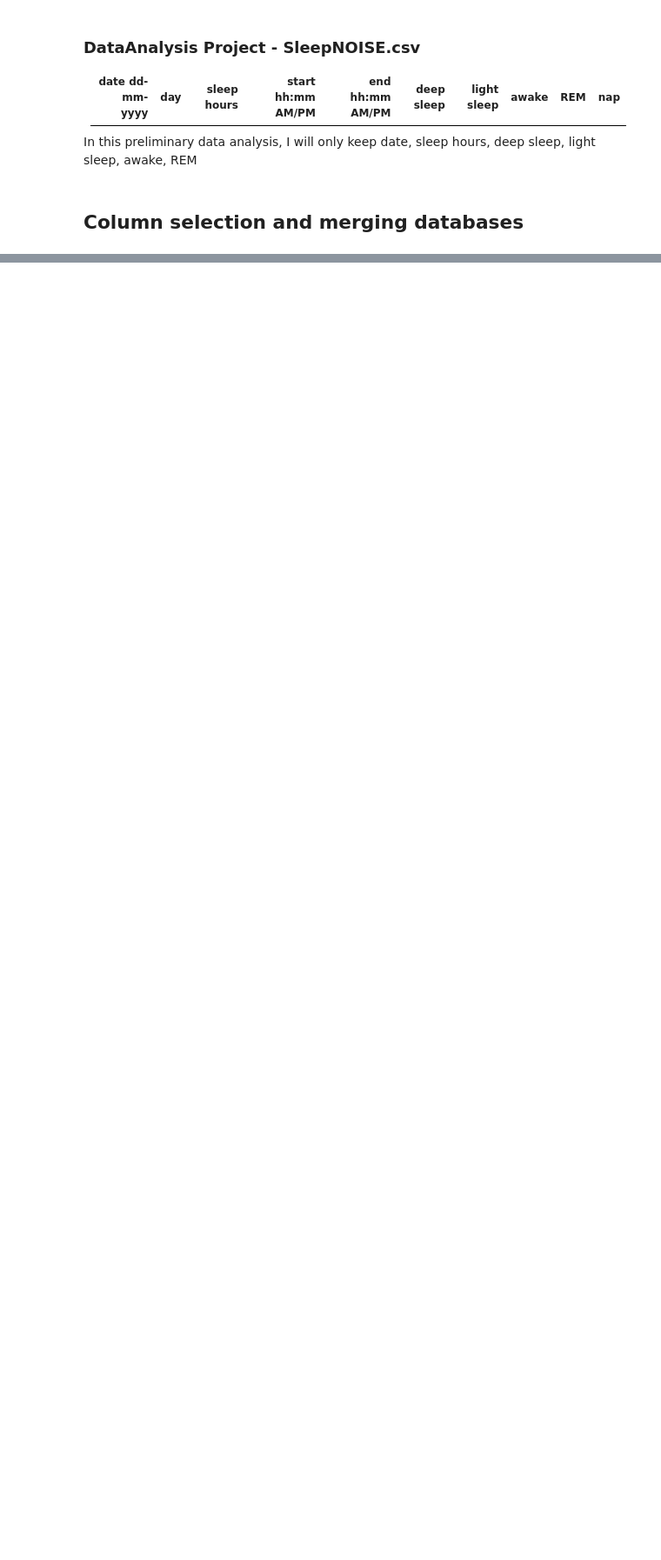
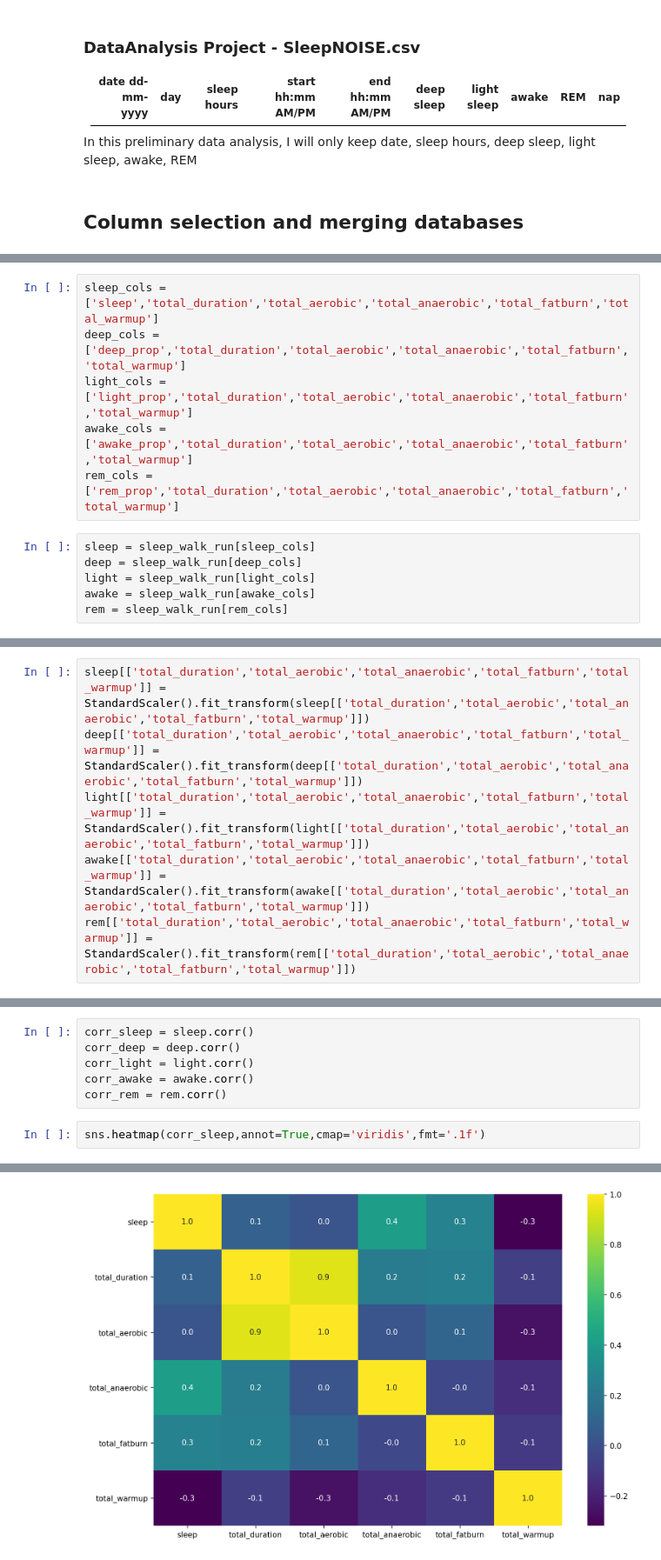
Before and after one commit to sangeethankumar/sleepNexercise, a Jupyter notebook: Effect of physical activity on sleep quality.ipynb, the cells around one changed output, grey strips where cells are left out. Shown: that part at 87% size. Cells and saved outputs as stored; diff of their text form; blank space fills up the shorter version.

```diff
--- a/Effect of physical activity on sleep quality.ipynb
+++ b/Effect of physical activity on sleep quality.ipynb
@@ -55,0 +238,12 @@ From the above operations, I have the following tables. They are available as [c
+# %%
+sleep_cols = ['sleep','total_duration','total_aerobic','total_anaerobic','total_fatburn','total_warmup']
+deep_cols = ['deep_prop','total_duration','total_aerobic','total_anaerobic','total_fatburn','total_warmup']
+light_cols = ['light_prop','total_duration','total_aerobic','total_anaerobic','total_fatburn','total_warmup']
+awake_cols = ['awake_prop','total_duration','total_aerobic','total_anaerobic','total_fatburn','total_warmup']
+rem_cols = ['rem_prop','total_duration','total_aerobic','total_anaerobic','total_fatburn','total_warmup']
+# %%
+sleep = sleep_walk_run[sleep_cols]
+deep = sleep_walk_run[deep_cols]
+light = sleep_walk_run[light_cols]
+awake = sleep_walk_run[awake_cols]
+rem = sleep_walk_run[rem_cols]
@@ -55,0 +254,6 @@ From the above operations, I have the following tables. They are available as [c
+# %%
+sleep[['total_duration','total_aerobic','total_anaerobic','total_fatburn','total_warmup']] = StandardScaler().fit_transform(sleep[['total_duration','total_aerobic','total_anaerobic','total_fatburn','total_warmup']])
+deep[['total_duration','total_aerobic','total_anaerobic','total_fatburn','total_warmup']] = StandardScaler().fit_transform(deep[['total_duration','total_aerobic','total_anaerobic','total_fatburn','total_warmup']])
+light[['total_duration','total_aerobic','total_anaerobic','total_fatburn','total_warmup']] = StandardScaler().fit_transform(light[['total_duration','total_aerobic','total_anaerobic','total_fatburn','total_warmup']])
+awake[['total_duration','total_aerobic','total_anaerobic','total_fatburn','total_warmup']] = StandardScaler().fit_transform(awake[['total_duration','total_aerobic','total_anaerobic','total_fatburn','total_warmup']])
+rem[['total_duration','total_aerobic','total_anaerobic','total_fatburn','total_warmup']] = StandardScaler().fit_transform(rem[['total_duration','total_aerobic','total_anaerobic','total_fatburn','total_warmup']])
@@ -55,0 +264,9 @@ From the above operations, I have the following tables. They are available as [c
+# %%
+corr_sleep = sleep.corr()
+corr_deep = deep.corr()
+corr_light = light.corr()
+corr_awake = awake.corr()
+corr_rem = rem.corr()
+# %%
+sns.heatmap(corr_sleep,annot=True,cmap='viridis',fmt='.1f')
+# %% [output]
@@ -55,0 +274 @@ From the above operations, I have the following tables. They are available as [c
+[figure, added]
```
Also changed, not shown: parts of 36 cells of this notebook, 13 other files.
